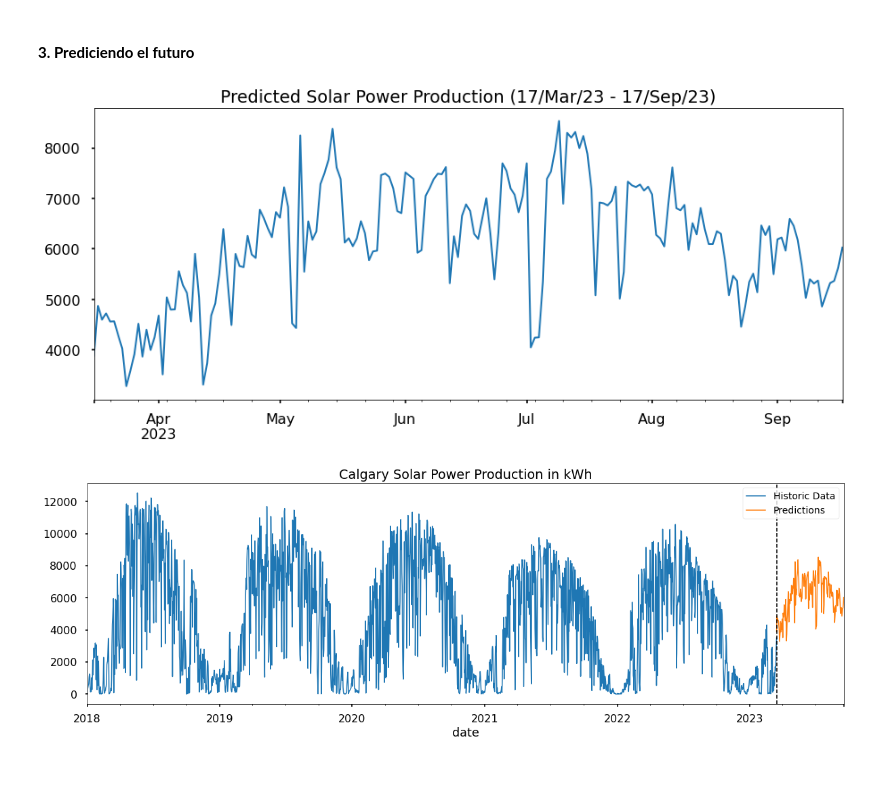
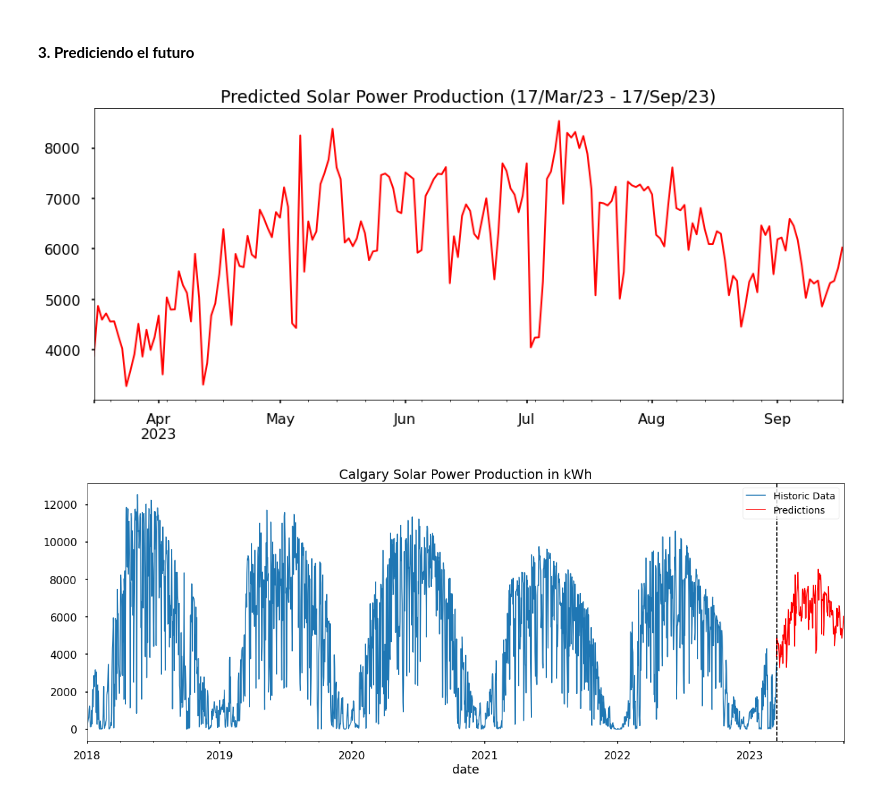
Before and after one commit to ivnlee/project-timeseries, a Jupyter notebook: notebooks/solar_power_analysis.ipynb, the cells around one changed output. Drawn from its saved outputs; the diff is of its cells as text; code cells hidden in the pictures; blank space fills up the shorter version.

```diff
--- a/notebooks/solar_power_analysis.ipynb
+++ b/notebooks/solar_power_analysis.ipynb
@@ -437,17 +452,17 @@ future_pred_pw.head()
 #create column with predictions
 future_pred_pw['prediction'] = xgb_regf.predict(future_pred_pw[features])
 # %%
-future_pred_pw['prediction'].plot(figsize=(15, 6), lw=2,
+future_pred_pw['prediction'].plot(figsize=(15, 6), lw=2, colormap='rainbow_r',
                                   title='Predicted Solar Power Production (17/Mar/23 - 17/Sep/23)')
 plt.show()
 # %% [output]
-[figure, old version]
+[figure, new version]
 # %%
 ax = pw_clean['kWh'].loc[pw_clean.index >= '01-01-2018']\
-    .plot(figsize=(20, 6), lw=1.5, title='Calgary Solar Power Production in kWh')
-future_pred_pw['prediction'].plot(style='-', lw=1.5)
+    .plot(figsize=(20, 7), lw=1.5, title='Calgary Solar Power Production in kWh')
+future_pred_pw['prediction'].plot(style='-', lw=1.5, colormap='rainbow_r')
 ax.axvline('2023-03-16', color='black', ls='--', lw=1.5)
-plt.legend(['Historic Data','Predictions'], fontsize=14)
+plt.legend(['Historic Data','Predictions'], fontsize=14, loc='upper right')
 plt.show()
 # %% [output]
-[figure, old version]
+[figure, new version]
```
Also changed, not shown: parts of 2 cells of this notebook.
